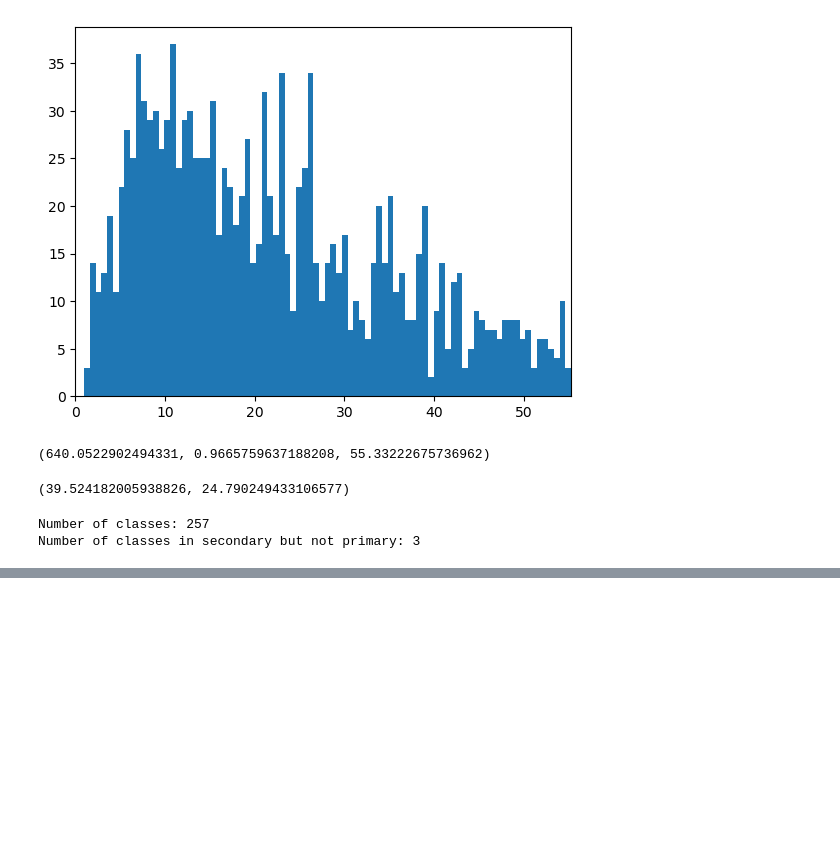
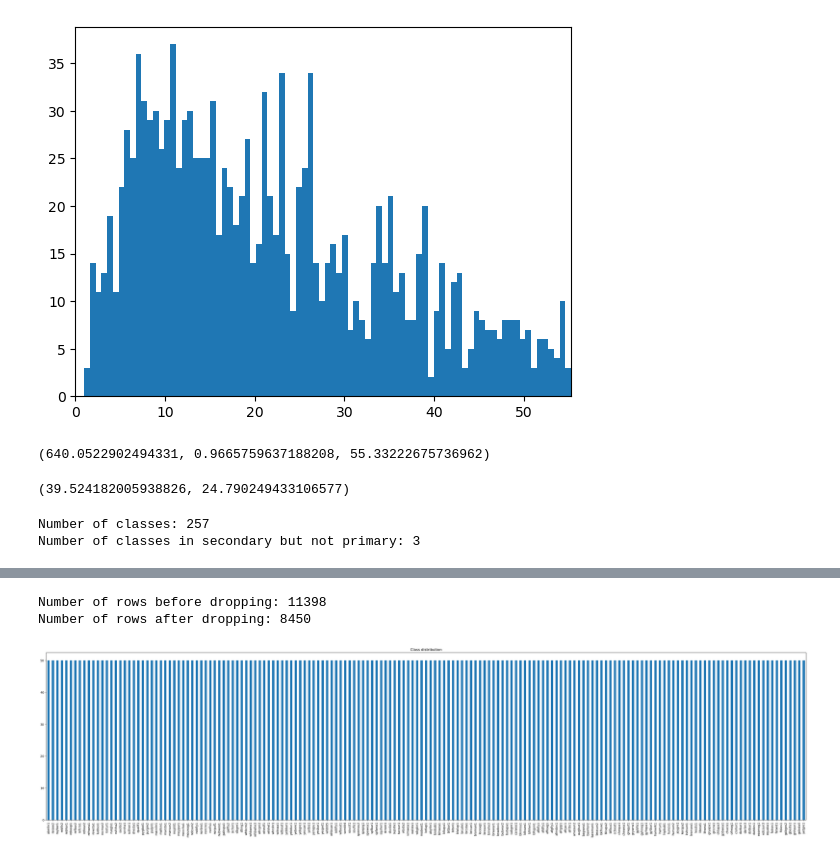
Before and after one commit to repetitioestmaterstudiorum/kaggle-birdclef23, a Jupyter notebook: audio-classification/data-analysis.ipynb, the cells around one changed output, grey strips where cells are left out. Saved outputs shown, nothing was run; the diff lists cells and outputs as text; code cells hidden in the pictures; blank space fills up the shorter version.

```diff
--- a/audio-classification/data-analysis.ipynb
+++ b/audio-classification/data-analysis.ipynb
@@ -190,0 +196,11 @@ plt.show()
+# %%
+# Drop rows with primary_label that have 50 or more samples
+print(f"Number of rows before dropping: {len(df_metadata_csv)}")
+df_metadata_csv = df_metadata_csv[~df_metadata_csv["primary_label"].isin(class_counts[class_counts >= 50].index)]
+print(f"Number of rows after dropping: {len(df_metadata_csv)}")
+
+plot_class_distribution(df_metadata_csv)
+# %% [output]
+Number of rows before dropping: 11398
+Number of rows after dropping: 8450
+[figure, added]
```
Also changed, not shown: parts of 3 cells of this notebook, 2 other files.
